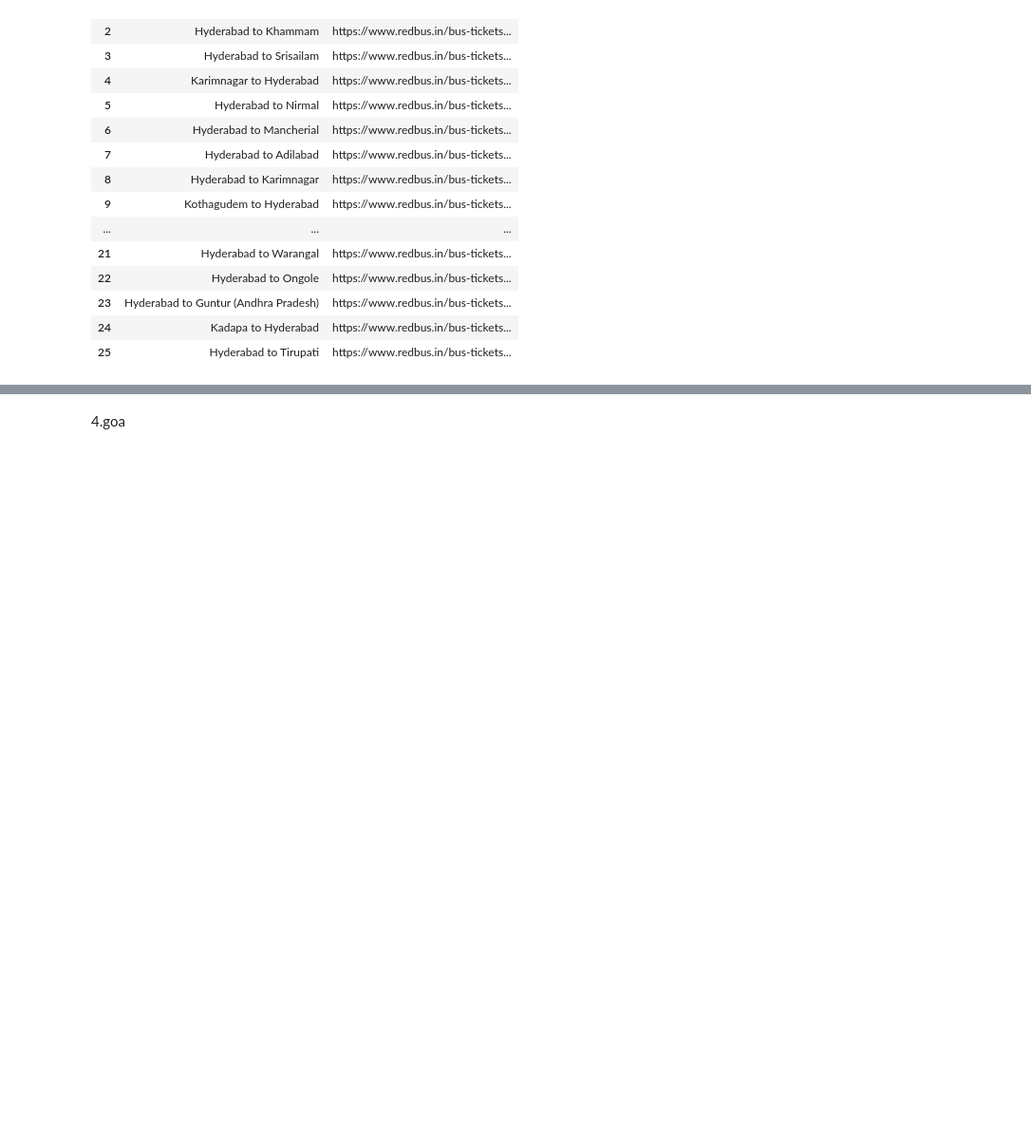
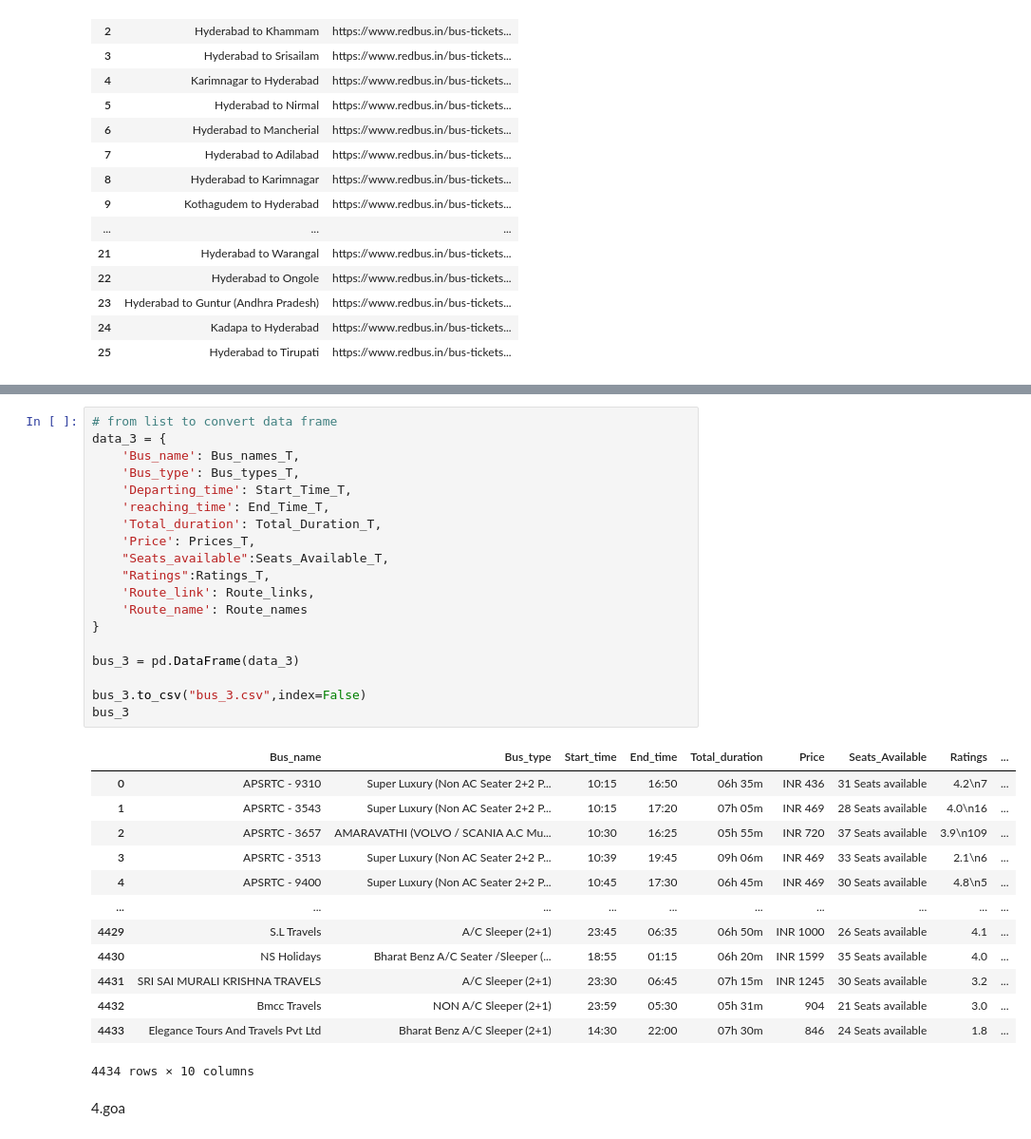
Before and after one commit to Sandhyasrinivasan29/Red-Bus-Selenium-Web-Scraping-, a Jupyter notebook: redbus.ipynb, the cells around one changed output, grey strips where cells are left out. Shown at 95% size. Drawn from its saved outputs; the diff is of its cells as text; blank space fills up the shorter version.

```diff
--- a/redbus.ipynb
+++ b/redbus.ipynb
@@ -1251,3 +1010,36 @@ data3
+# %%
+# from list to convert data frame
+data_3 = {
+    'Bus_name': Bus_names_T,
+    'Bus_type': Bus_types_T,
+    'Departing_time': Start_Time_T,
+    'reaching_time': End_Time_T,
+    'Total_duration': Total_Duration_T,
+    'Price': Prices_T,
+    "Seats_available":Seats_Available_T,
+    "Ratings":Ratings_T,
+    'Route_link': Route_links,
+    'Route_name': Route_names
+}
+
+bus_3 = pd.DataFrame(data_3)
+
+bus_3.to_csv("bus_3.csv",index=False)
+bus_3
+# %% [output]
+|  | Bus_name | Bus_type | Start_time | End_time | Total_duration | Price | Seats_Available | Ratings | ... |
+| 0 | APSRTC - 9310 | Super Luxury (Non AC Seater 2+2 P... | 10:15 | 16:50 | 06h 35m | INR 436 | 31 Seats available | 4.2\n7 | ... |
+| 1 | APSRTC - 3543 | Super Luxury (Non AC Seater 2+2 P... | 10:15 | 17:20 | 07h 05m | INR 469 | 28 Seats available | 4.0\n16 | ... |
+| 2 | APSRTC - 3657 | AMARAVATHI (VOLVO / SCANIA A.C Mu... | 10:30 | 16:25 | 05h 55m | INR 720 | 37 Seats available | 3.9\n109 | ... |
+| 3 | APSRTC - 3513 | Super Luxury (Non AC Seater 2+2 P... | 10:39 | 19:45 | 09h 06m | INR 469 | 33 Seats available | 2.1\n6 | ... |
+| 4 | APSRTC - 9400 | Super Luxury (Non AC Seater 2+2 P... | 10:45 | 17:30 | 06h 45m | INR 469 | 30 Seats available | 4.8\n5 | ... |
+| ... | ... | ... | ... | ... | ... | ... | ... | ... | ... |
+| 4429 | S.L Travels | A/C Sleeper (2+1) | 23:45 | 06:35 | 06h 50m | INR 1000 | 26 Seats available | 4.1 | ... |
+| 4430 | NS Holidays | Bharat Benz A/C Seater /Sleeper (... | 18:55 | 01:15 | 06h 20m | INR 1599 | 35 Seats available | 4.0 | ... |
+| 4431 | SRI SAI MURALI KRISHNA TRAVELS | A/C Sleeper (2+1) | 23:30 | 06:45 | 07h 15m | INR 1245 | 30 Seats available | 3.2 | ... |
+| 4432 | Bmcc Travels | NON A/C Sleeper (2+1) | 23:59 | 05:30 | 05h 31m | 904 | 21 Seats available | 3.0 | ... |
+| 4433 | Elegance Tours And Travels Pvt Ltd | Bharat Benz A/C Sleeper (2+1) | 14:30 | 22:00 | 07h 30m | 846 | 24 Seats available | 1.8 | ... |
+4434 rows × 10 columns
 # %% [markdown]
 4.goa
 # %%
```
Also changed, not shown: parts of 75 cells of this notebook.
